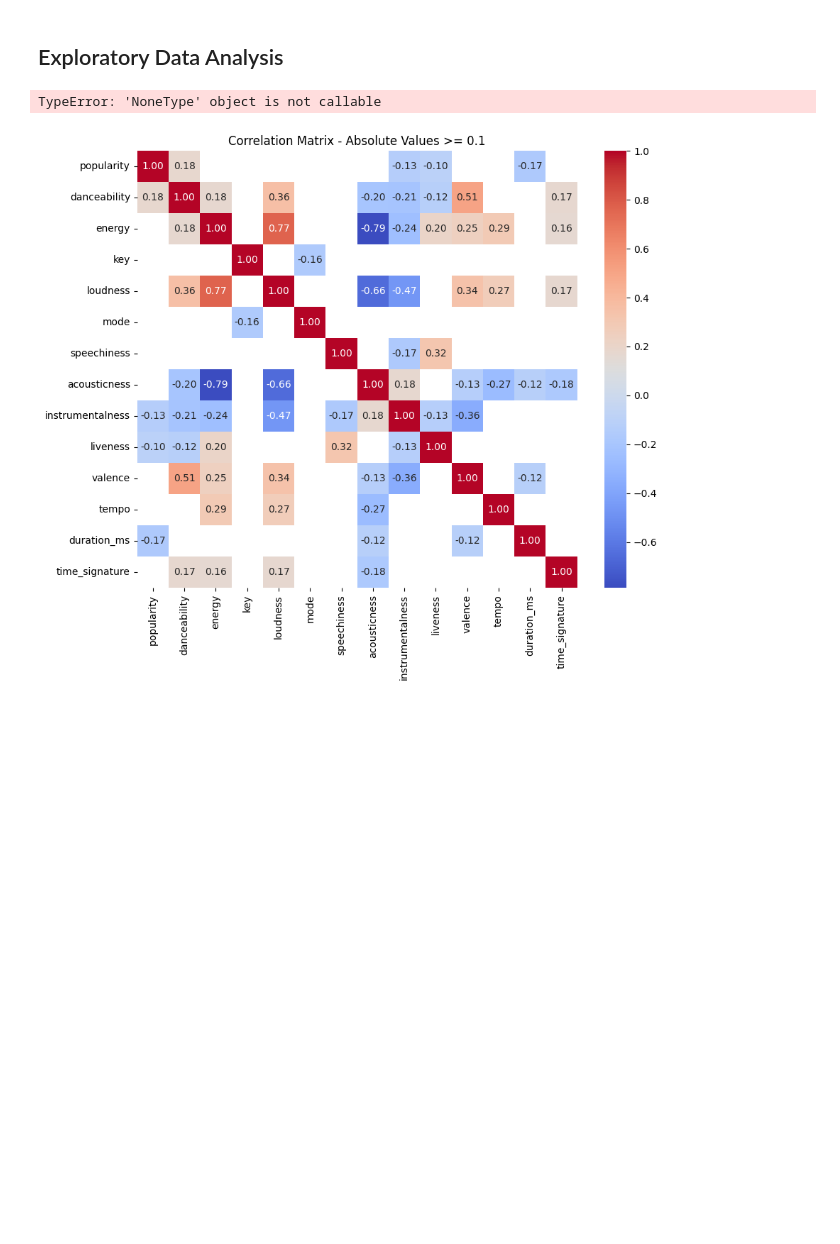
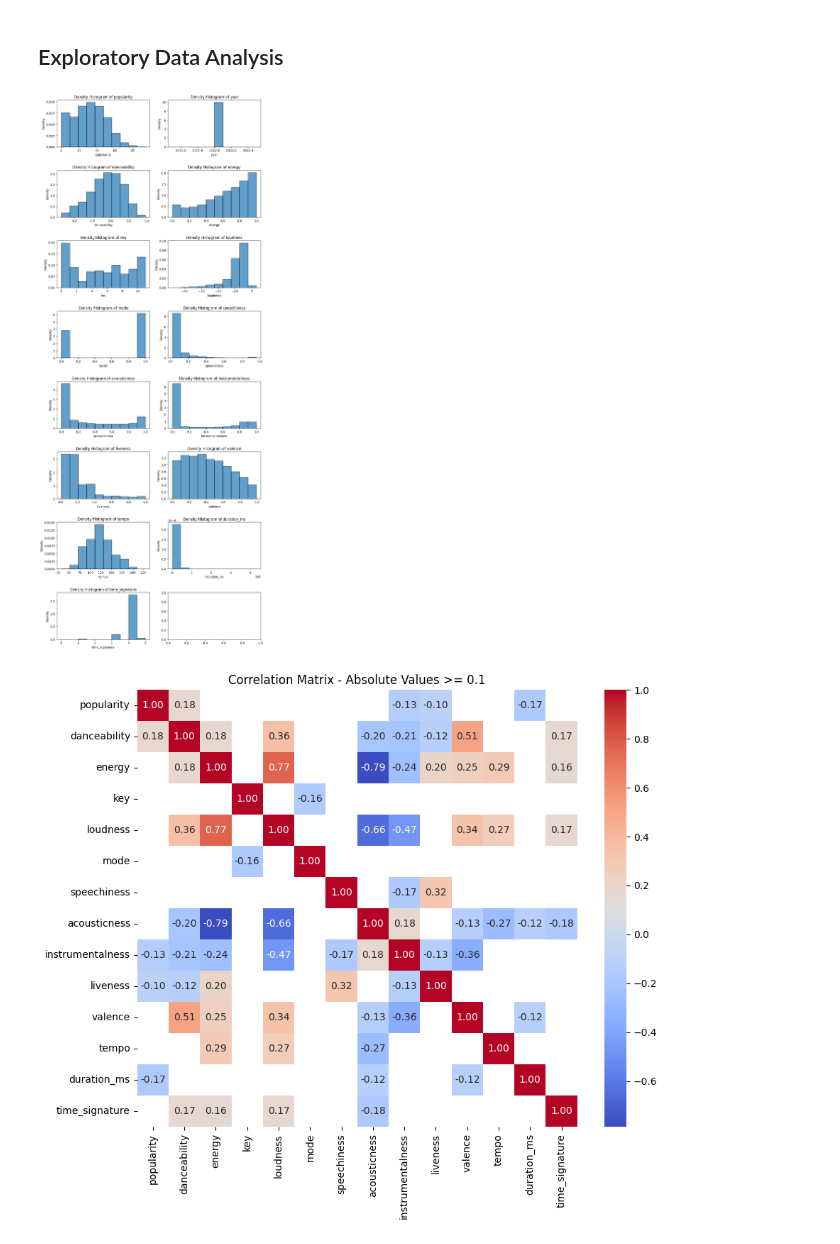
Before and after one commit to arimiche/Spotify_library, a Jupyter notebook: pipeline.ipynb, the cells around one changed output. Saved outputs shown, nothing was run; the diff lists cells and outputs as text; code cells hidden in the pictures; blank space fills up the shorter version.

```diff
--- a/pipeline.ipynb
+++ b/pipeline.ipynb
@@ -14,17 +14,17 @@ from spotify_library.modelling.model import *
 ## Load the data
 # %%
 # load the spotify data of 2022 as df
-df = loaddata(r'C:\Users\vanes\Git_repositories\Final_project_Arianna_Vanessa_Tatiana/reduced_spotify_2022.csv')
+df = loaddata(r'C:\Users\bakwe\Documents\GitHub\Git extra\Final_project_Arianna_Vanessa_Tatiana/reduced_spotify_2022.csv')
 # %% [markdown]
 ## Exploratory Data Analysis
 # %%
 # plot histogram for numerical variables
 columns = ['popularity', 'year', 'danceability', 'energy', 'key', 'loudness', 'mode',
            'speechiness', 'acousticness', 'instrumentalness', 'liveness',
            'valence', 'tempo', 'duration_ms', 'time_signature']
-hist = hist(df, columns, bins=10, plots_per_row=2).plot_distribution()
+hist = plot_distribution(df, columns, bins=10, plots_per_row=2)
 # %% [output]
-TypeError: 'NoneType' object is not callable
+[figure, added]
 # %%
 variables_list = ['popularity', 'danceability', 'energy', 'key', 'loudness', 'mode',
                   'speechiness', 'acousticness', 'instrumentalness', 'liveness',
```
Also changed, not shown: parts of 10 cells of this notebook, 1 other file.
